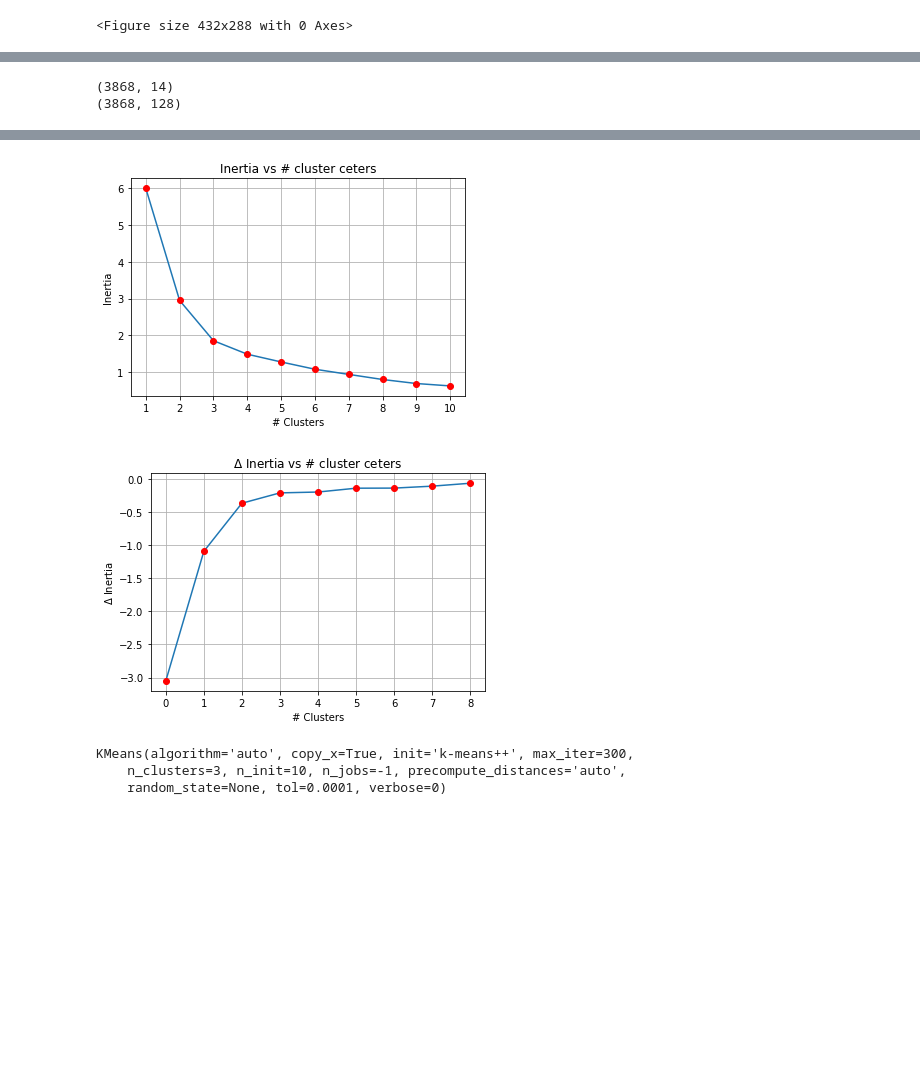
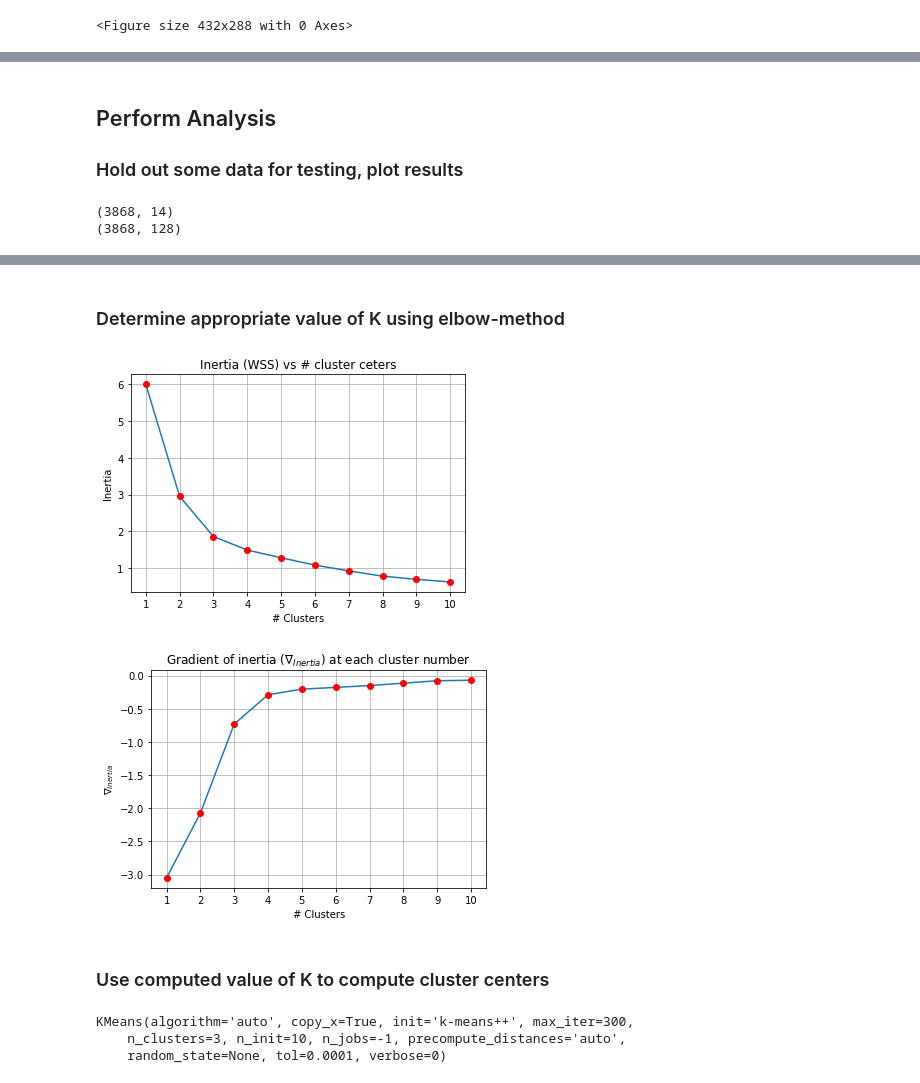
Before and after one commit to allen-n/calsens, a Jupyter notebook: Capstone.ipynb, the cells around one changed output, grey strips where cells are left out. Drawn from its saved outputs; the diff is of its cells as text; code cells hidden in the pictures; blank space fills up the shorter version.

```diff
--- a/Capstone.ipynb
+++ b/Capstone.ipynb
@@ -92,3 +101,6 @@ Inertia: 0.00037742703199987427
+# %% [markdown]
+## Perform Analysis
+### Hold out some data for testing, plot results
 # %%
 hold_out_data = ['OSCAR_allen_Details_2019-11-19.csv']
 sigma_val = 1
@@ -114,32 +126,37 @@ for k in tqdm(Ks):
     inertias.append(kmeans.inertia_)
 # %% [output]
 [interactive output not drawn]
+# %% [markdown]
+### Determine appropriate value of K using elbow-method
 # %%
-deltas = [inertias[i] - inertias[i-1] for i in range(1, len(inertias))]
+# deltas = [inertias[i] - inertias[i-1] for i in range(1, len(inertias))]
+deltas = np.gradient(inertias)
 plt.clf()
-plt.title("Inertia vs # cluster ceters")
+plt.title("Inertia (WSS) vs # cluster ceters")
 plt.xlabel("# Clusters")
 plt.ylabel("Inertia")
 plt.xticks(Ks)
 plt.plot(Ks, inertias)
 plt.plot(Ks, inertias, 'ro')
 plt.grid()
 plt.show()
 
 plt.clf()
 
-plt.title(r"$\Delta$ Inertia vs # cluster ceters")
+plt.title(r"Gradient of inertia ($\nabla_{Inertia}$) at each cluster number")
 plt.xlabel("# Clusters")
-plt.ylabel(r"$\Delta$ Inertia")
-plt.xticks(np.arange(len(Ks)-1))
-plt.plot(deltas)
-plt.plot(deltas, 'ro')
+plt.ylabel(r"$\nabla_{Inertia}$")
+plt.xticks(Ks)
+plt.plot(Ks, deltas)
+plt.plot(Ks, deltas, 'ro')
 plt.grid()
 plt.show()
 # print(deltas)
 # %% [output]
-[figure, old version]
+[figure, new version]
-[figure, old version]
+[figure, new version]
+# %% [markdown]
+### Use computed value of K to compute cluster centers
 # %%
 hold_out_paths = []
 for fname in hold_out_data:
```
Also changed, not shown: parts of 6 cells of this notebook.
